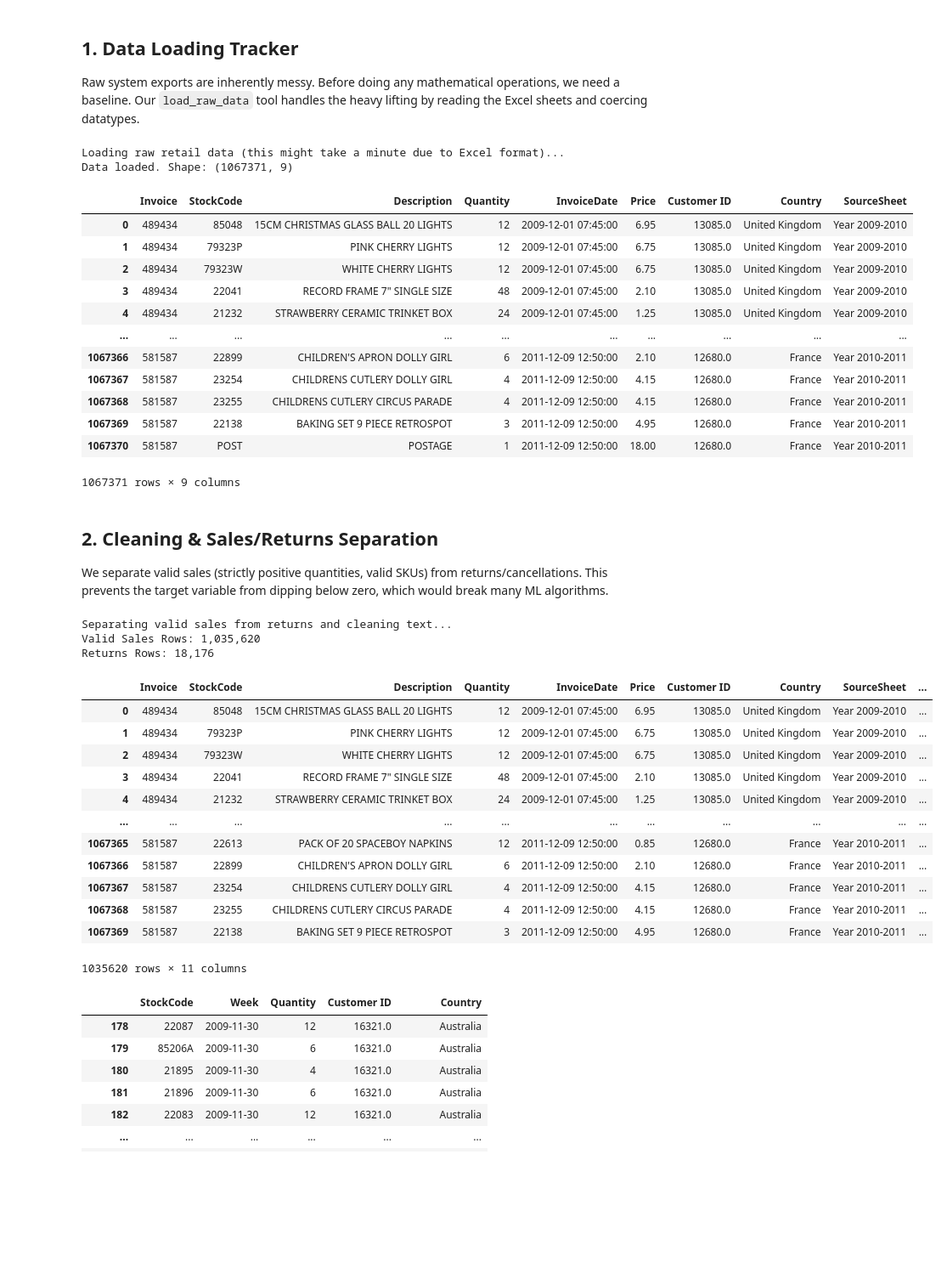
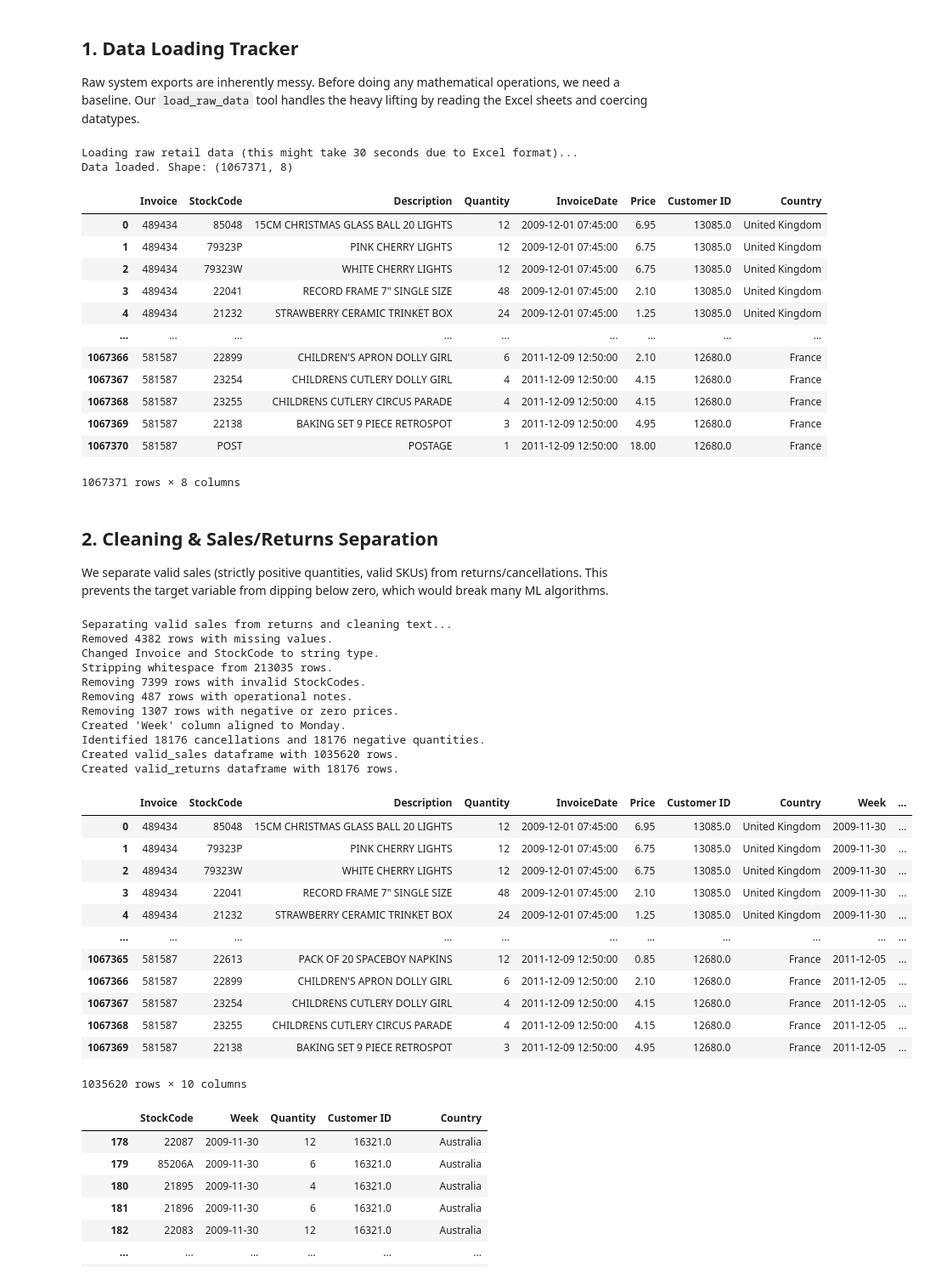
Before and after one commit to fede-giorgi/forecasting-retail, a Jupyter notebook: notebooks/data_processing_playground.ipynb, the cells around one changed output. Shown at 85% size. Drawn from its saved outputs; the diff is of its cells as text; code cells hidden in the pictures; blank space fills up the shorter version.

```diff
--- a/notebooks/data_processing_playground.ipynb
+++ b/notebooks/data_processing_playground.ipynb
@@ -47,7 +55,7 @@ Setup complete. Environment mapped and modular tools loaded.
 Raw system exports are inherently messy. Before doing any mathematical operations, we need a baseline.
 Our `load_raw_data` tool handles the heavy lifting by reading the Excel sheets and coercing datatypes.
 # %%
-print("Loading raw retail data (this might take a minute due to Excel format)...")
+print("Loading raw retail data (this might take 30 seconds due to Excel format)...")
 input_path = os.path.join(PROJECT_ROOT, "data/raw", "online_retail_II.xlsx")
 raw_df = load_raw_data(input_path)
 
@@ -55,50 +63,55 @@ print(f"Data loaded. Shape: {raw_df.shape}")
 
 raw_df
 # %% [output]
-Loading raw retail data (this might take a minute due to Excel format)...
-Data loaded. Shape: (1067371, 9)
+Loading raw retail data (this might take 30 seconds due to Excel format)...
+Data loaded. Shape: (1067371, 8)
-|  | Invoice | StockCode | Description | Quantity | InvoiceDate | Price | Customer ID | Country | SourceSheet |
-| 0 | 489434 | 85048 | 15CM CHRISTMAS GLASS BALL 20 LIGHTS | 12 | 2009-12-01 07:45:00 | 6.95 | 13085.0 | United Kingdom | Year 2009-2010 |
-| 1 | 489434 | 79323P | PINK CHERRY LIGHTS | 12 | 2009-12-01 07:45:00 | 6.75 | 13085.0 | United Kingdom | Year 2009-2010 |
-| 2 | 489434 | 79323W | WHITE CHERRY LIGHTS | 12 | 2009-12-01 07:45:00 | 6.75 | 13085.0 | United Kingdom | Year 2009-2010 |
-| 3 | 489434 | 22041 | RECORD FRAME 7" SINGLE SIZE | 48 | 2009-12-01 07:45:00 | 2.10 | 13085.0 | United Kingdom | Year 2009-2010 |
-| 4 | 489434 | 21232 | STRAWBERRY CERAMIC TRINKET BOX | 24 | 2009-12-01 07:45:00 | 1.25 | 13085.0 | United Kingdom | Year 2009-2010 |
-| ... | ... | ... | ... | ... | ... | ... | ... | ... | ... |
-| 1067366 | 581587 | 22899 | CHILDREN'S APRON DOLLY GIRL | 6 | 2011-12-09 12:50:00 | 2.10 | 12680.0 | France | Year 2010-2011 |
-| 1067367 | 581587 | 23254 | CHILDRENS CUTLERY DOLLY GIRL | 4 | 2011-12-09 12:50:00 | 4.15 | 12680.0 | France | Year 2010-2011 |
-| 1067368 | 581587 | 23255 | CHILDRENS CUTLERY CIRCUS PARADE | 4 | 2011-12-09 12:50:00 | 4.15 | 12680.0 | France | Year 2010-2011 |
-| 1067369 | 581587 | 22138 | BAKING SET 9 PIECE RETROSPOT | 3 | 2011-12-09 12:50:00 | 4.95 | 12680.0 | France | Year 2010-2011 |
-| 1067370 | 581587 | POST | POSTAGE | 1 | 2011-12-09 12:50:00 | 18.00 | 12680.0 | France | Year 2010-2011 |
+|  | Invoice | StockCode | Description | Quantity | InvoiceDate | Price | Customer ID | Country |
+| 0 | 489434 | 85048 | 15CM CHRISTMAS GLASS BALL 20 LIGHTS | 12 | 2009-12-01 07:45:00 | 6.95 | 13085.0 | United Kingdom |
+| 1 | 489434 | 79323P | PINK CHERRY LIGHTS | 12 | 2009-12-01 07:45:00 | 6.75 | 13085.0 | United Kingdom |
+| 2 | 489434 | 79323W | WHITE CHERRY LIGHTS | 12 | 2009-12-01 07:45:00 | 6.75 | 13085.0 | United Kingdom |
+| 3 | 489434 | 22041 | RECORD FRAME 7" SINGLE SIZE | 48 | 2009-12-01 07:45:00 | 2.10 | 13085.0 | United Kingdom |
+| 4 | 489434 | 21232 | STRAWBERRY CERAMIC TRINKET BOX | 24 | 2009-12-01 07:45:00 | 1.25 | 13085.0 | United Kingdom |
+| ... | ... | ... | ... | ... | ... | ... | ... | ... |
+| 1067366 | 581587 | 22899 | CHILDREN'S APRON DOLLY GIRL | 6 | 2011-12-09 12:50:00 | 2.10 | 12680.0 | France |
+| 1067367 | 581587 | 23254 | CHILDRENS CUTLERY DOLLY GIRL | 4 | 2011-12-09 12:50:00 | 4.15 | 12680.0 | France |
+| 1067368 | 581587 | 23255 | CHILDRENS CUTLERY CIRCUS PARADE | 4 | 2011-12-09 12:50:00 | 4.15 | 12680.0 | France |
+| 1067369 | 581587 | 22138 | BAKING SET 9 PIECE RETROSPOT | 3 | 2011-12-09 12:50:00 | 4.95 | 12680.0 | France |
+| 1067370 | 581587 | POST | POSTAGE | 1 | 2011-12-09 12:50:00 | 18.00 | 12680.0 | France |
-1067371 rows × 9 columns
+1067371 rows × 8 columns
 # %% [markdown]
 ## 2. Cleaning & Sales/Returns Separation
 
 We separate valid sales (strictly positive quantities, valid SKUs) from returns/cancellations. This prevents the target variable from dipping below zero, which would break many ML algorithms.
 # %%
 print("Separating valid sales from returns and cleaning text...")
-sales_df, returns_df = split_sales_returns(raw_df)
-
-print(f"Valid Sales Rows: {len(sales_df):,}")
-print(f"Returns Rows: {len(returns_df):,}")
+sales_df, returns_df = clean_and_split_transactions(raw_df, verbose=True)
 
 sales_df
 # %% [output]
 Separating valid sales from returns and cleaning text...
-Valid Sales Rows: 1,035,620
-Returns Rows: 18,176
+Removed 4382 rows with missing values.
+Changed Invoice and StockCode to string type.
+Stripping whitespace from 213035 rows.
+Removing 7399 rows with invalid StockCodes.
+Removing 487 rows with operational notes.
+Removing 1307 rows with negative or zero prices.
+Created 'Week' column aligned to Monday.
+Identified 18176 cancellations and 18176 negative quantities.
+Created valid_sales dataframe with 1035620 rows.
+Created valid_returns dataframe with 18176 rows.
-|  | Invoice | StockCode | Description | Quantity | InvoiceDate | Price | Customer ID | Country | SourceSheet | ... |
-| 0 | 489434 | 85048 | 15CM CHRISTMAS GLASS BALL 20 LIGHTS | 12 | 2009-12-01 07:45:00 | 6.95 | 13085.0 | United Kingdom | Year 2009-2010 | ... |
-| 1 | 489434 | 79323P | PINK CHERRY LIGHTS | 12 | 2009-12-01 07:45:00 | 6.75 | 13085.0 | United Kingdom | Year 2009-2010 | ... |
-| 2 | 489434 | 79323W | WHITE CHERRY LIGHTS | 12 | 2009-12-01 07:45:00 | 6.75 | 13085.0 | United Kingdom | Year 2009-2010 | ... |
-| 3 | 489434 | 22041 | RECORD FRAME 7" SINGLE SIZE | 48 | 2009-12-01 07:45:00 | 2.10 | 13085.0 | United Kingdom | Year 2009-2010 | ... |
-| 4 | 489434 | 21232 | STRAWBERRY CERAMIC TRINKET BOX | 24 | 2009-12-01 07:45:00 | 1.25 | 13085.0 | United Kingdom | Year 2009-2010 | ... |
+|  | Invoice | StockCode | Description | Quantity | InvoiceDate | Price | Customer ID | Country | Week | ... |
+| 0 | 489434 | 85048 | 15CM CHRISTMAS GLASS BALL 20 LIGHTS | 12 | 2009-12-01 07:45:00 | 6.95 | 13085.0 | United Kingdom | 2009-11-30 | ... |
+| 1 | 489434 | 79323P | PINK CHERRY LIGHTS | 12 | 2009-12-01 07:45:00 | 6.75 | 13085.0 | United Kingdom | 2009-11-30 | ... |
+| 2 | 489434 | 79323W | WHITE CHERRY LIGHTS | 12 | 2009-12-01 07:45:00 | 6.75 | 13085.0 | United Kingdom | 2009-11-30 | ... |
+| 3 | 489434 | 22041 | RECORD FRAME 7" SINGLE SIZE | 48 | 2009-12-01 07:45:00 | 2.10 | 13085.0 | United Kingdom | 2009-11-30 | ... |
+| 4 | 489434 | 21232 | STRAWBERRY CERAMIC TRINKET BOX | 24 | 2009-12-01 07:45:00 | 1.25 | 13085.0 | United Kingdom | 2009-11-30 | ... |
 | ... | ... | ... | ... | ... | ... | ... | ... | ... | ... | ... |
-| 1067365 | 581587 | 22613 | PACK OF 20 SPACEBOY NAPKINS | 12 | 2011-12-09 12:50:00 | 0.85 | 12680.0 | France | Year 2010-2011 | ... |
-| 1067366 | 581587 | 22899 | CHILDREN'S APRON DOLLY GIRL | 6 | 2011-12-09 12:50:00 | 2.10 | 12680.0 | France | Year 2010-2011 | ... |
-| 1067367 | 581587 | 23254 | CHILDRENS CUTLERY DOLLY GIRL | 4 | 2011-12-09 12:50:00 | 4.15 | 12680.0 | France | Year 2010-2011 | ... |
-| 1067368 | 581587 | 23255 | CHILDRENS CUTLERY CIRCUS PARADE | 4 | 2011-12-09 12:50:00 | 4.15 | 12680.0 | France | Year 2010-2011 | ... |
-| 1067369 | 581587 | 22138 | BAKING SET 9 PIECE RETROSPOT | 3 | 2011-12-09 12:50:00 | 4.95 | 12680.0 | France | Year 2010-2011 | ... |
+| 1067365 | 581587 | 22613 | PACK OF 20 SPACEBOY NAPKINS | 12 | 2011-12-09 12:50:00 | 0.85 | 12680.0 | France | 2011-12-05 | ... |
+| 1067366 | 581587 | 22899 | CHILDREN'S APRON DOLLY GIRL | 6 | 2011-12-09 12:50:00 | 2.10 | 12680.0 | France | 2011-12-05 | ... |
+| 1067367 | 581587 | 23254 | CHILDRENS CUTLERY DOLLY GIRL | 4 | 2011-12-09 12:50:00 | 4.15 | 12680.0 | France | 2011-12-05 | ... |
+| 1067368 | 581587 | 23255 | CHILDRENS CUTLERY CIRCUS PARADE | 4 | 2011-12-09 12:50:00 | 4.15 | 12680.0 | France | 2011-12-05 | ... |
+| 1067369 | 581587 | 22138 | BAKING SET 9 PIECE RETROSPOT | 3 | 2011-12-09 12:50:00 | 4.95 | 12680.0 | France | 2011-12-05 | ... |
-1035620 rows × 11 columns
+1035620 rows × 10 columns
 # %%
 returns_df
 # %% [output]
```
Also changed, not shown: parts of 6 cells of this notebook, 11 other files.
